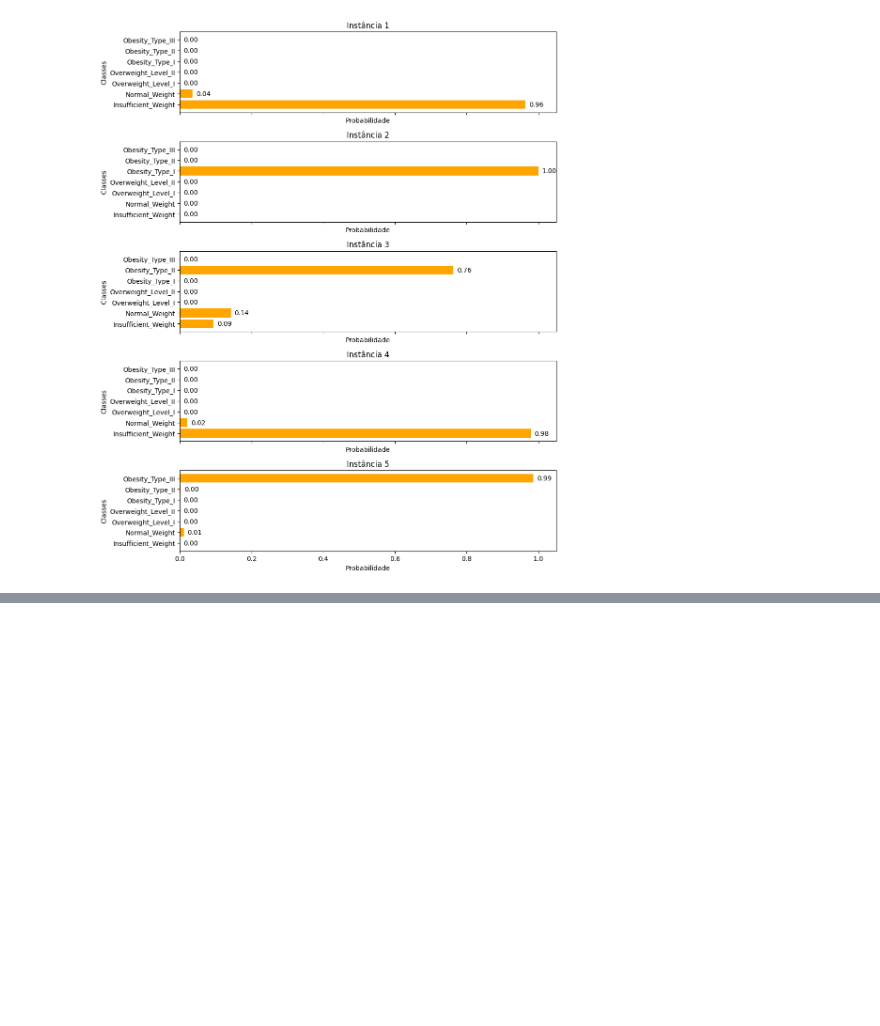
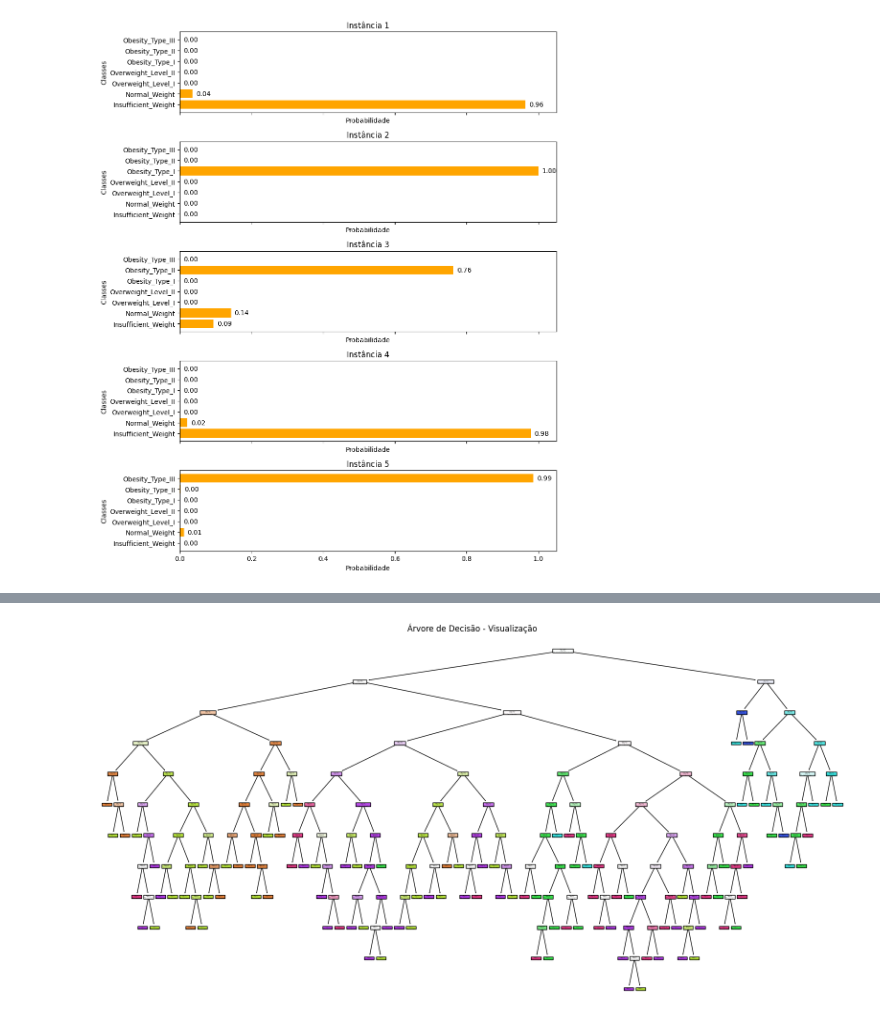
Before and after one commit to marcoames/t1ml, a Jupyter notebook: Classification.ipynb, the cells around one changed output, grey strips where cells are left out. Cells and saved outputs as stored; diff of their text form; code cells hidden in the pictures; blank space fills up the shorter version.

```diff
--- a/Classification.ipynb
+++ b/Classification.ipynb
@@ -383,0 +488,9 @@ plt.show()
+# %%
+from sklearn.tree import plot_tree
+
+plt.figure(figsize=(20, 10))
+plot_tree(modelTree, feature_names=X.columns, class_names=np.unique(y).astype(str), filled=True)
+plt.title("Árvore de Decisão - Visualização")
+plt.show()
+# %% [output]
+[figure, added]
```
Also changed, not shown: parts of 9 cells of this notebook.
